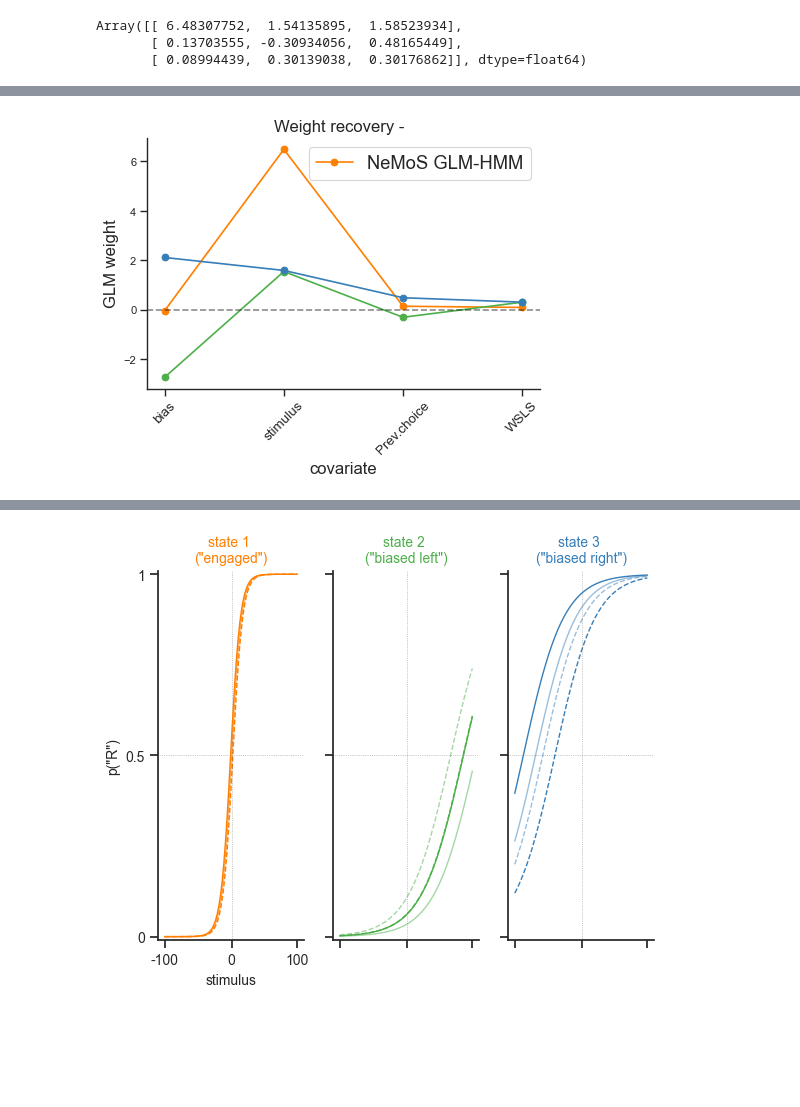
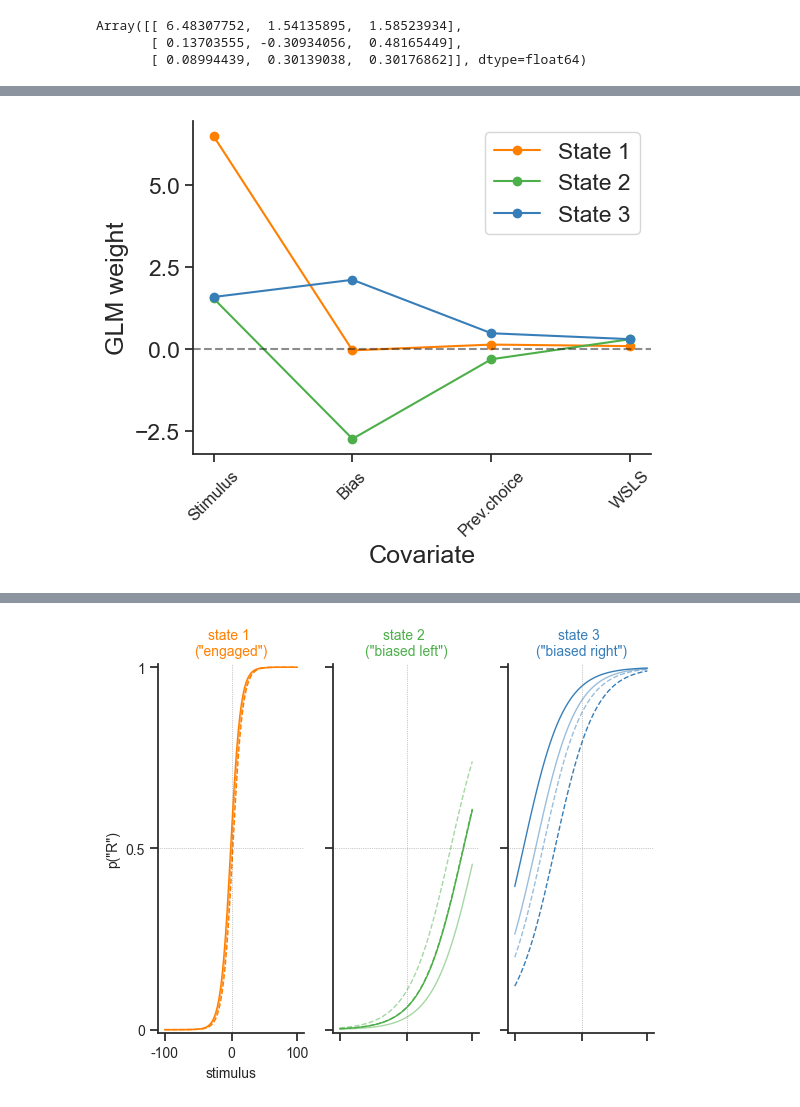
Before and after one commit to camila-maura/glm_hmm_notebook, a Jupyter notebook: scripts/01_ashwood_replication.ipynb, the cells around one changed output, grey strips where cells are left out. Drawn from its saved outputs; the diff is of its cells as text; code cells hidden in the pictures; blank space fills up the shorter version.

```diff
--- a/scripts/01_ashwood_replication.ipynb
+++ b/scripts/01_ashwood_replication.ipynb
@@ -319,90 +304,45 @@ if you dont segment the paper then you would not be able to see some effects (se
 # %%
 def plot_glm_weights(
-    n_features,
-    n_states,
-    true_projection_weights,
-    learned_intercept,
-    learned_coef,
-    X_labels,
-    initialization_setting,
+    model
 ):
-    ## Plot
-    fig = plt.figure(figsize=(6, 5), dpi=80, facecolor="w", edgecolor="k")
-    cols = ["#ff7f00", "#4daf4a", "#377eb8"]
-    recovered_weights = np.zeros_like(true_projection_weights)
+    plt.figure(figsize=(6, 5))
+    colors = ["#ff7f00", "#4daf4a", "#377eb8"]
 
-    recovered_weights[:1] = learned_intercept
-    recovered_weights[1:] = learned_coef
+    n_features = model.coef_.shape[0]+1 # add 1 for the intercept
+    n_states = model.coef_.shape[1]
 
-    for k in range(n_states):
-        if k == 0:
-            #plt.plot(
-            #    range(n_features),
-            #    true_projection_weights[:, k],
-            #    marker="o",
-            #    color=cols[k],
-            #    linestyle="-",
-            #    lw=1.5,``
-            #    label="Ashwood et al. (2022)",
-            #)
-            plt.plot(
-                range(n_features),
-                recovered_weights[:, k],
-                marker="o",
-                color=cols[k],
-                lw=1.5,
-                label="NeMoS GLM-HMM",
-                linestyle="-",
-            )
-        else:
-            #plt.plot(
-            #    range(n_features),
-            #    true_projection_weights[:, k],
-            #    marker="o",
-            #    color=cols[k],
-            #    linestyle="-",
-            #    lw=1.5,
-            #    label="",
-            #)
+    # Change order of weights so output matches Ashwood et al. (2022) 2e plot
+    recovered_weights = np.zeros((n_features,n_states))
+    recovered_weights[0,:] = model.coef_[0,:] # stimulus
+    recovered_weights[1,:] = model.intercept_ # bias
+    recovered_weights[2:,:] = model.coef_[1:,:] # prev choice, wsls
 
-            plt.plot(
-                range(n_features),
-                recovered_weights[:, k],
-                color=cols[k],
-                marker="o",
-                lw=1.5,
-                label="",
-                linestyle="-",
-            )
+    # Labels for plot matching Ashwood et al. (2022) 2e plot
+    X_labels = ["Stimulus", "Bias", "Prev.choice", "WSLS"]
 
+    for state in range(n_states):
+        plt.plot(
+            range(n_features),
+            recovered_weights[:, state],
+            color=colors[state],
+            marker="o",
+            lw=1.5,
+            label="State {}".format(state + 1),
+            linestyle="-",
+        )
 
-    plt.yticks(fontsize=10)
-    plt.ylabel("GLM weight", fontsize=15)
-    plt.xlabel("covariate", fontsize=15)
+    plt.yticks([-2.5, 0, 2.5, 5])
+    plt.ylabel("GLM weight")
+    plt.xlabel("Covariate")
     plt.xticks([i for i in range(n_features)], X_labels, fontsize=12, rotation=45)
     plt.axhline(y=0, color="k", alpha=0.5, ls="--")
     plt.legend()
-    plt.title(f"Weight recovery - {initialization_setting}", fontsize=15)
     plt.tight_layout()
-    plt.savefig("figures/fig_07_glm_hmm_behavioral.png")
-
     plt.show()
     return None
 
-# Stack array for plotting
-stacked_arr = np.vstack([true_intercept, projection_weights_true_values_mouse])
-stacked_arr
-
-plot_glm_weights(
-    model.coef_.shape[0]+ 1,
-    3, # n states
-    stacked_arr,
-    model.intercept_,
-    model.coef_,
-    X_labels_mouse,
-    " ",
-    )
+plot_glm_weights(model)
 # %% [output]
-[figure, old version]
+[figure, new version]
 # %% [markdown]
 ### Plot 2d: transition matrix
```
Also changed, not shown: parts of 50 cells of this notebook, 5 other files.
